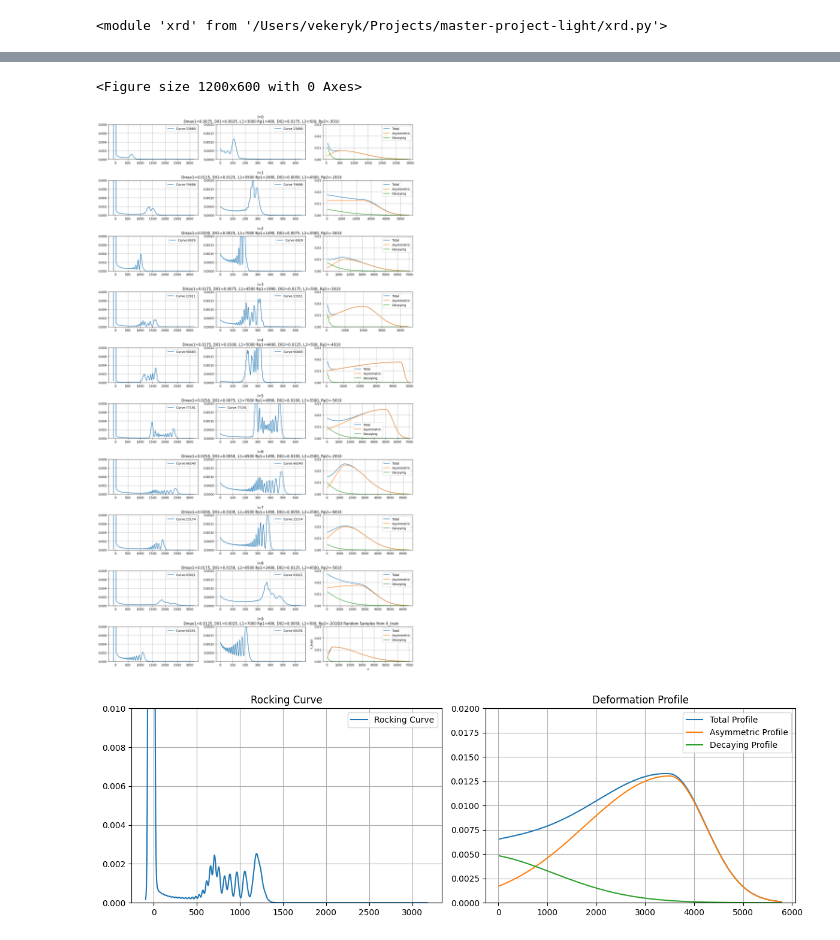
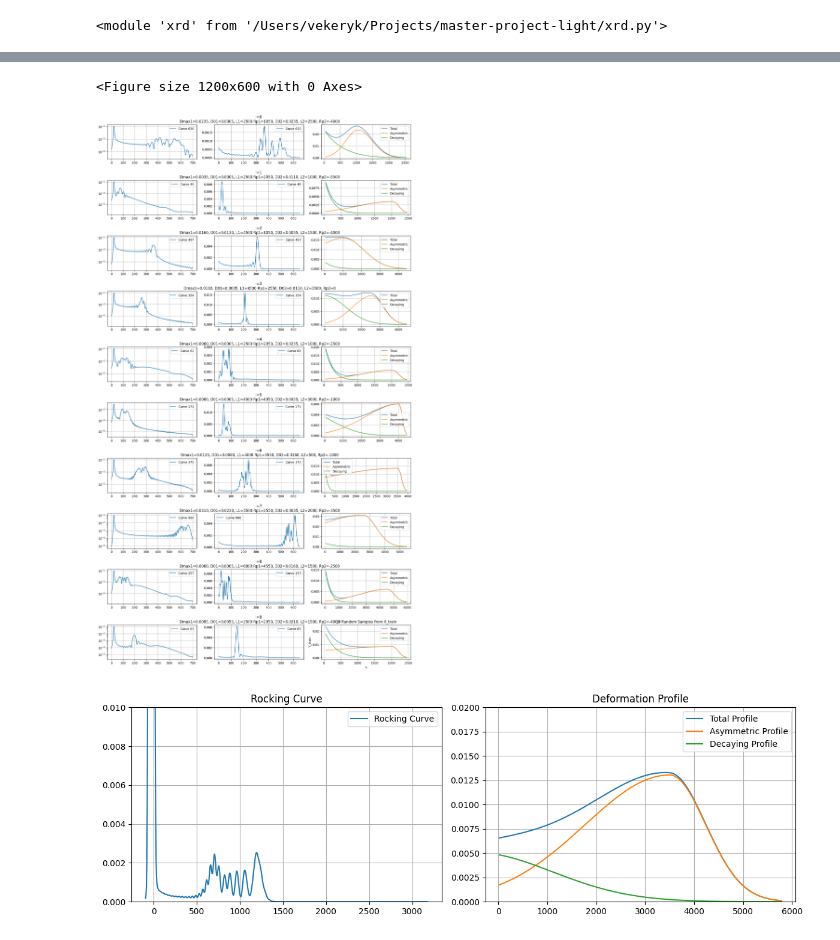
Before and after one commit to Vekeryk/master-xrd, a Jupyter notebook: j_ml.ipynb, the cells around one changed output, grey strips where cells are left out. Saved outputs shown, nothing was run; the diff lists cells and outputs as text; code cells hidden in the pictures.

```diff
--- a/j_ml.ipynb
+++ b/j_ml.ipynb
@@ -21,7 +21,7 @@ def save_dataset(X_train, Y_train, file_path):
         pickle.dump({'X': X_train, 'Y': Y_train}, f)
     print(f"Saved samples to {file_path}")
 # %%
-X_train, Y_train = load_dataset("datasets/dataset_100000_dl400.pkl")
-print(X_train.shape)  # -> torch.Size([10000, 3])
-print(Y_train.shape)  # -> torch.Size([10000, 100])
+X_train, Y_train = load_dataset("datasets/dataset_1000_dl100_7d.pkl")
+print(X_train.shape)
+print(Y_train.shape)
 # %% [output]
@@ -33,15 +30,15 @@ rng = np.random.default_rng()
 # %%
+x = torch.linspace(0, Y_train.shape[1] - 1, Y_train.shape[1])
+rng = np.random.default_rng()
 fig, axes = plt.subplots(3, 4, figsize=(16, 9))  # 3 rows, 4 columns
 
 for i, ax in enumerate(axes.flat):
     rand_idx = np.random.randint(0, X_train.shape[0])
-    # ax.plot(x, Y_train[rand_idx].cpu().numpy(), label=f"Curve {rand_idx}")
-    # x_vals = X_train[rand_idx].cpu().numpy()
     ax.plot(x, Y_train[rand_idx], label=f"Curve {rand_idx}")
+    ax.set_yscale('log')
     x_vals = X_train[rand_idx]
     ax.set_title(f"Sample {rand_idx}\nX_train: [{x_vals[0]:.4f}, {x_vals[1]:.4f}, {x_vals[4]:.4f}]")
     ax.grid(True)
-    ax.set_ylim(0, 0.01)
 
 plt.tight_layout()
 plt.show()
@@ -75,6 +47,4 @@ Invalid D01 value: 0.002 0.0016654859949499189
 # %%
-# random examples from X_train, Y_train
-
 import helpers as h
 import xrd
 from importlib import reload
@@ -83,49 +53,43 @@ reload(h)
 
 rng = np.random.default_rng()
 indices = rng.choice(X_train.shape[0], size=10, replace=False)
+x_long = torch.linspace(0, 1000 - 1, 1000)
+
 plt.figure(figsize=(12, 6))
 
 fig, axes = plt.subplots(len(indices), 3, figsize=(18, 32))
 plt.subplots_adjust(hspace=0.6)  # add vertical space between rows
 
-# for idx in indices:
-#     # plt.plot(x.cpu().numpy(), Y_train[idx].cpu().numpy(), label=f"Sample {idx}")
-#     curve, profile = xrd.compute_curve_and_profile(X_train[idx])
 
 for i, idx in enumerate(indices):
     # print(X_train[idx])
     curve, profile = xrd.compute_curve_and_profile(array=X_train[idx])
-    axes[i, 0].plot(curve.X_DeltaTeta, curve.Y_R_vseZ, label=f"Curve {idx}")
-    # axes[i, 0].set_title(f"Sample {idx}\nX_train: [{X_train[idx][0]:.4f}, {X_train[idx][1]:.4f}, {X_train[idx][2]:.4f}]")
+    axes[i, 0].plot(x, curve.Y_R_vseZ, label=f"Curve {idx}")
     axes[i, 0].grid(True)
-    axes[i, 0].set_ylim(0, 0.008)
+    axes[i, 0].set_yscale('log')
     axes[i, 0].legend()
 
     axes[i, 1].plot(curve.ML_X, curve.ML_Y, label=f"Curve {idx}")
-    axes[i, 1].set_title(
-        f"i={i} \n {h.fparam(arr=X_train[idx])}"
-    )
+    axes[i, 1].set_title(f"i={i} \n {h.fparam(arr=X_train[idx])}")
     axes[i, 1].grid(True)
-    axes[i, 1].set_ylim(0, 0.002)
+    # axes[i, 0].set_yscale('log')
     axes[i, 1].legend()
 
     axes[i, 2].plot(profile.X, profile.total_Y, label="Total")
     axes[i, 2].plot(profile.X, profile.asymmetric_Y, label="Asymmetric")
     axes[i, 2].plot(profile.X, profile.decaying_Y, label="Decaying")
-    # axes[i, 2].set_title(f"Profile {idx}")
-    axes[i, 2].set_ylim(0, 0.03)
     axes[i, 2].grid(True)
     axes[i, 2].legend()
 
 plt.title("10 Random Samples from X_train")
 plt.xlabel("x")
 plt.ylabel("Y_train")
 plt.grid(True)
 plt.legend()
 plt.show()
 # %% [output]
 <Figure size 1200x600 with 0 Axes>
-[figure, old version]
+[figure, new version]
 # %%
 # ПРИКЛАД ВИВЕДЕННЯ ОДНІЄЇ КРИВОЇ ТА ПРОФІЛЮ ДЕФОРМАЦІЇ
 import xrd
```
Also changed, not shown: parts of 5 cells of this notebook, 7 other files.
